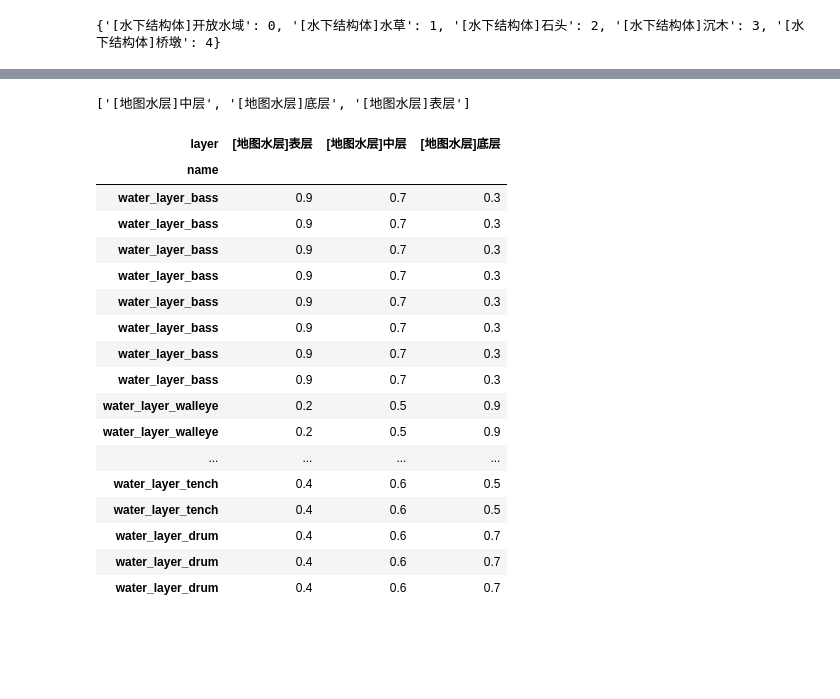
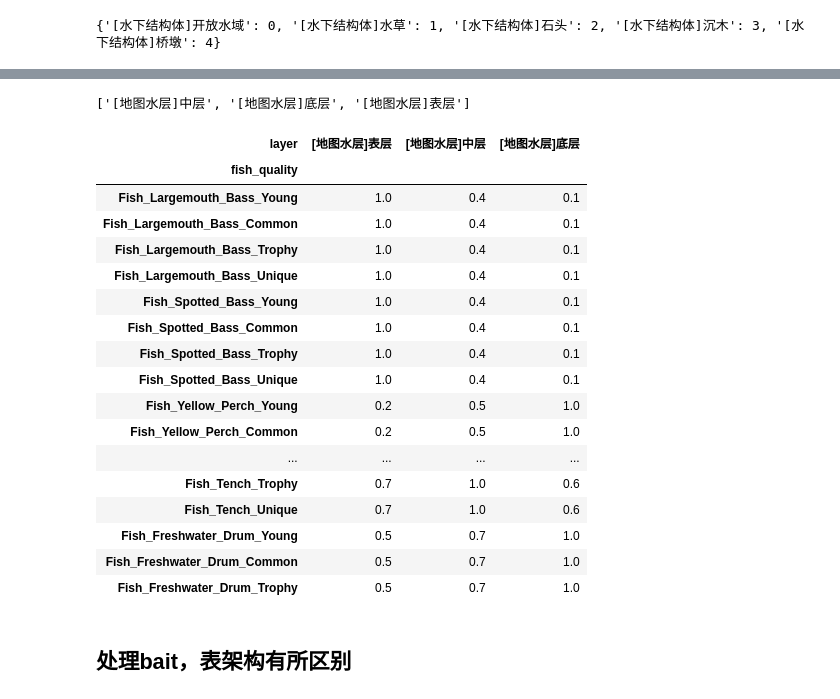
Before and after one commit to futouyiba/StatDemo, a Jupyter notebook: vectorizedConfigsVisualizer.ipynb, the cells around one changed output, grey strips where cells are left out. Cells and saved outputs as stored; diff of their text form; code cells hidden in the pictures; blank space fills up the shorter version.

```diff
--- a/vectorizedConfigsVisualizer.ipynb
+++ b/vectorizedConfigsVisualizer.ipynb
@@ -233,6 +247,7 @@ print(f'湖的尺寸为 {map_length} x {map_width} x {map_depth}')
 湖的尺寸为 159 x 64 x 5
 # %%
 material_np = np.full((map_length, map_width, map_depth), Material.GROUND.value, dtype=int)
+max_depth_np = np.full((map_length, map_width), np.inf, dtype=float)
 
 for rows in mapDatas:
     for item in rows:
@@ -240,6 +255,9 @@ for rows in mapDatas:
         y = item['y']
         depth = item['waterDepth']
         # 先初始化成2d编辑器编出来的material
+        max_depth_np[x][y] = depth
+        if depth == 0:
+            max_depth_np[x][y] = np.inf
         for i in range(depth):
             material_np[x][y][i] = Material.WATER.value
         # 如果有表面物体，就直通到水底
@@ -434,13 +462,13 @@ fishToStructAffDf
 # %%
 # 读取Excel文件
-df = pd.read_excel('configs/xlsx_channel/2001/enum.xlsx', header=None)
+enumsDf = pd.read_excel('configs/xlsx/enum.xlsx', header=None)
 
 # 初始化一个字典来存储结果
 struct_dict = {}
 is_struct_section = False
 
 # 遍历DataFrame的行
-for _, row in df.iterrows():
+for _, row in enumsDf.iterrows():
     # 检查是否到了水下结构体部分
     if row[0] == '[水下结构体类型]':
         is_struct_section = True
@@ -522,6 +552,6 @@ pivot_table_water_layer = new_df.pivot(
     values='coefficient'
 )
 
-waterLayerIds = fishEnvAffinityDf['layer_id'].values
+waterLayerIds = selectedFishEnvAffinityDf['layer_id'].values
 fishToWaterLayerAffDf = pivot_table_water_layer.loc[waterLayerIds]
-fishToWaterLayerAffDf
+# fishToWaterLayerAffDf
@@ -547,49 +558,54 @@ fishToWaterLayerAffDf
 # %%
-enumsDf = pd.read_excel('configs/xlsx_channel/2001/enum.xlsx', header=None)
+enumsDf = pd.read_excel('configs/xlsx/enum.xlsx', header=None)
 
 # 初始化一个字典来存储结果
 water_layer_dict = {}
 
 is_water_layer_section = False
 
 for _, row in enumsDf.iterrows():
     if row[0] == '[地图水层类型]':
         is_water_layer_section = True
         continue
 
     if pd.isna(row[0]) or (row[0].startswith('[') and not row[0].startswith('[地图水层]')):
         is_water_layer_section = False
         continue
 
     if is_water_layer_section and not pd.isna(row[0]):
         name = row[0]
         value = int(row[1])
         water_layer_dict[name] = value
 
 # make sure the order of columns is correct
 columns_list = fishToWaterLayerAffDf.columns.tolist()
 print(columns_list)
 
 new_columns_list = sorted(columns_list, key=lambda x: water_layer_dict[x])
 fishToWaterLayerAffDf = fishToWaterLayerAffDf[new_columns_list]
+fishToWaterLayerAffDf.index = fishNames
+fishToWaterLayerAffDf.index.name = 'fish_quality'
 fishToWaterLayerAffDf
+# fishToWaterLayerAffDf.shape
 # %% [output]
 ['[地图水层]中层', '[地图水层]底层', '[地图水层]表层']
 | layer | [地图水层]表层 | [地图水层]中层 | [地图水层]底层 |
-| name |  |  |  |
-| water_layer_bass | 0.9 | 0.7 | 0.3 |
-| water_layer_bass | 0.9 | 0.7 | 0.3 |
-| water_layer_bass | 0.9 | 0.7 | 0.3 |
-| water_layer_bass | 0.9 | 0.7 | 0.3 |
-| water_layer_bass | 0.9 | 0.7 | 0.3 |
-| water_layer_bass | 0.9 | 0.7 | 0.3 |
-| water_layer_bass | 0.9 | 0.7 | 0.3 |
-| water_layer_bass | 0.9 | 0.7 | 0.3 |
-| water_layer_walleye | 0.2 | 0.5 | 0.9 |
-| water_layer_walleye | 0.2 | 0.5 | 0.9 |
+| fish_quality |  |  |  |
+| Fish_Largemouth_Bass_Young | 1.0 | 0.4 | 0.1 |
+| Fish_Largemouth_Bass_Common | 1.0 | 0.4 | 0.1 |
+| Fish_Largemouth_Bass_Trophy | 1.0 | 0.4 | 0.1 |
+| Fish_Largemouth_Bass_Unique | 1.0 | 0.4 | 0.1 |
+| Fish_Spotted_Bass_Young | 1.0 | 0.4 | 0.1 |
+| Fish_Spotted_Bass_Common | 1.0 | 0.4 | 0.1 |
+| Fish_Spotted_Bass_Trophy | 1.0 | 0.4 | 0.1 |
+| Fish_Spotted_Bass_Unique | 1.0 | 0.4 | 0.1 |
+| Fish_Yellow_Perch_Young | 0.2 | 0.5 | 1.0 |
+| Fish_Yellow_Perch_Common | 0.2 | 0.5 | 1.0 |
 | ... | ... | ... | ... |
-| water_layer_tench | 0.4 | 0.6 | 0.5 |
-| water_layer_tench | 0.4 | 0.6 | 0.5 |
-| water_layer_drum | 0.4 | 0.6 | 0.7 |
-| water_layer_drum | 0.4 | 0.6 | 0.7 |
-| water_layer_drum | 0.4 | 0.6 | 0.7 |
+| Fish_Tench_Trophy | 0.7 | 1.0 | 0.6 |
+| Fish_Tench_Unique | 0.7 | 1.0 | 0.6 |
+| Fish_Freshwater_Drum_Young | 0.5 | 0.7 | 1.0 |
+| Fish_Freshwater_Drum_Common | 0.5 | 0.7 | 1.0 |
+| Fish_Freshwater_Drum_Trophy | 0.5 | 0.7 | 1.0 |
+# %% [markdown]
+## 处理bait，表架构有所区别
```
Also changed, not shown: parts of 55 cells of this notebook.
